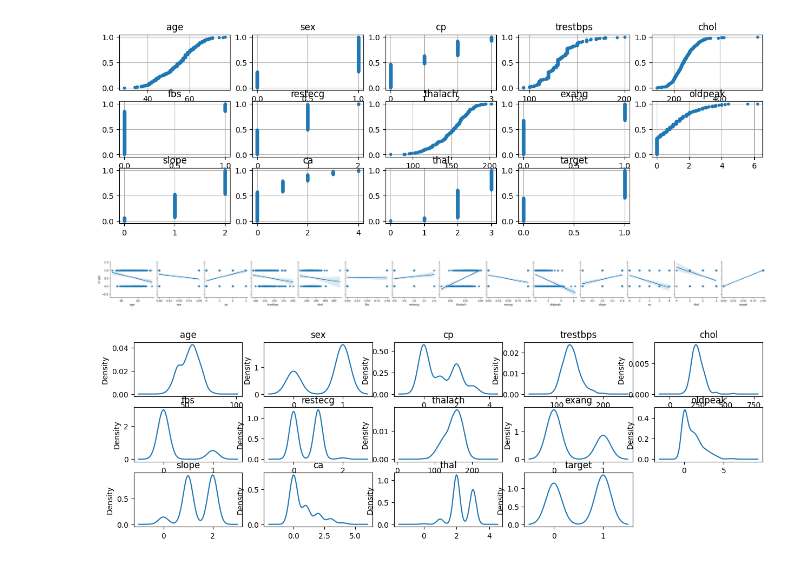
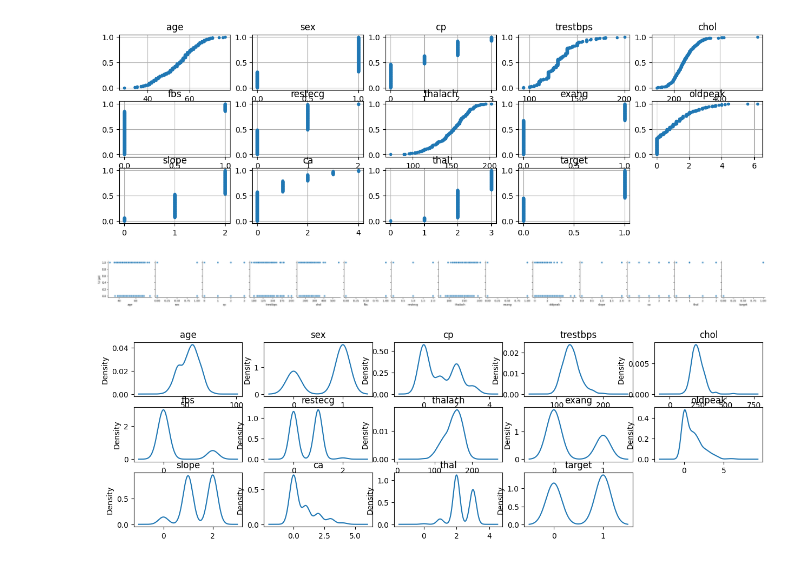
Before and after one commit to edelwiw/MachineLearning, a Jupyter notebook: Lab1.ipynb, the cells around one changed output. Saved outputs shown, nothing was run; the diff lists cells and outputs as text; code cells hidden in the pictures.

```diff
--- a/Lab1.ipynb
+++ b/Lab1.ipynb
@@ -472,10 +547,10 @@ plt.show()
 # %% [output]
 [figure]
 # %%
-pairplot(data, y_vars='target', x_vars=features, kind='reg', diag_kind=None)
+pairplot(data, y_vars='target', x_vars=features, diag_kind=None)
 plt.show()
 # %% [output]
-[figure, old version]
+[figure, new version]
 # %%
 # kde
 
```
Also changed, not shown: parts of 20 cells of this notebook, 1 other file.
